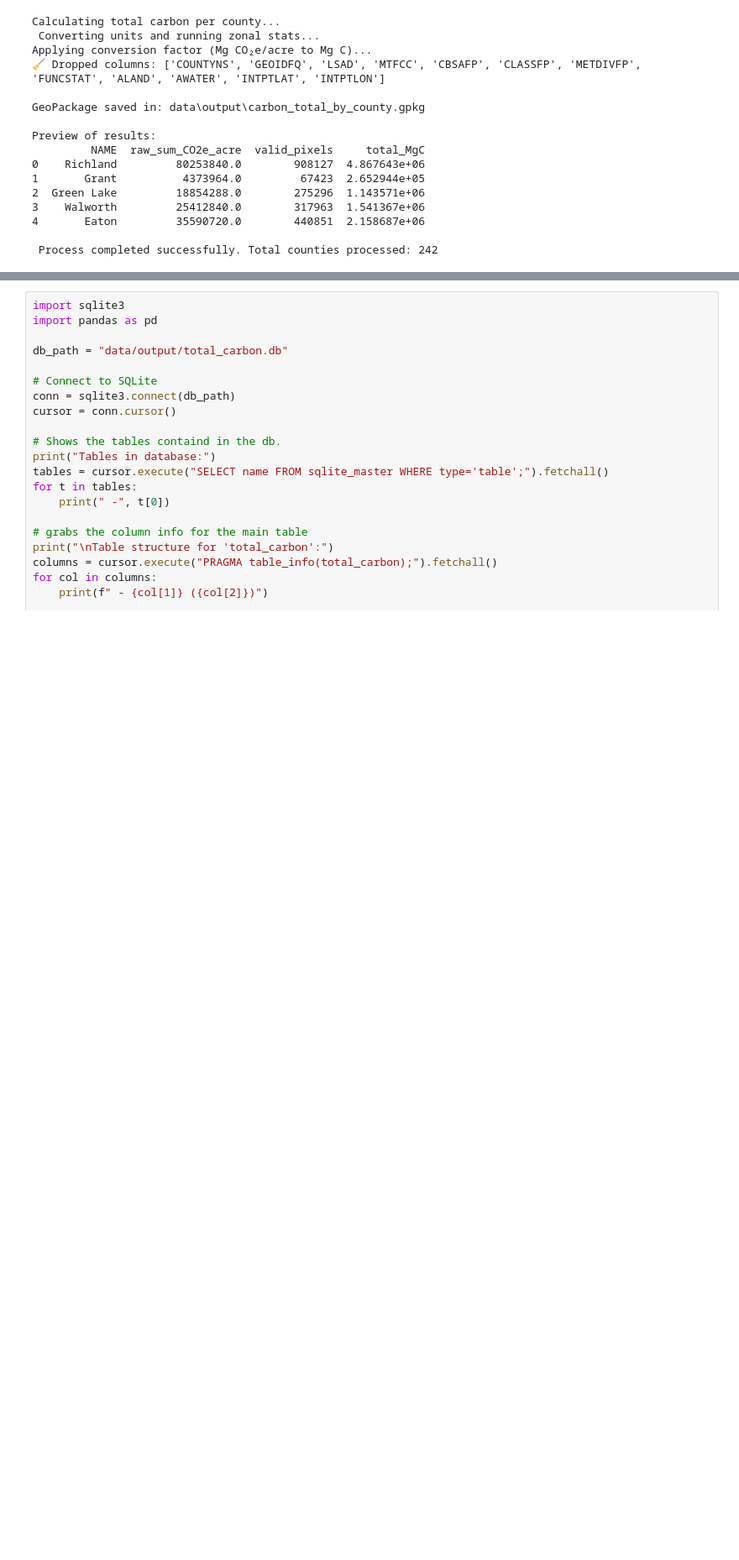
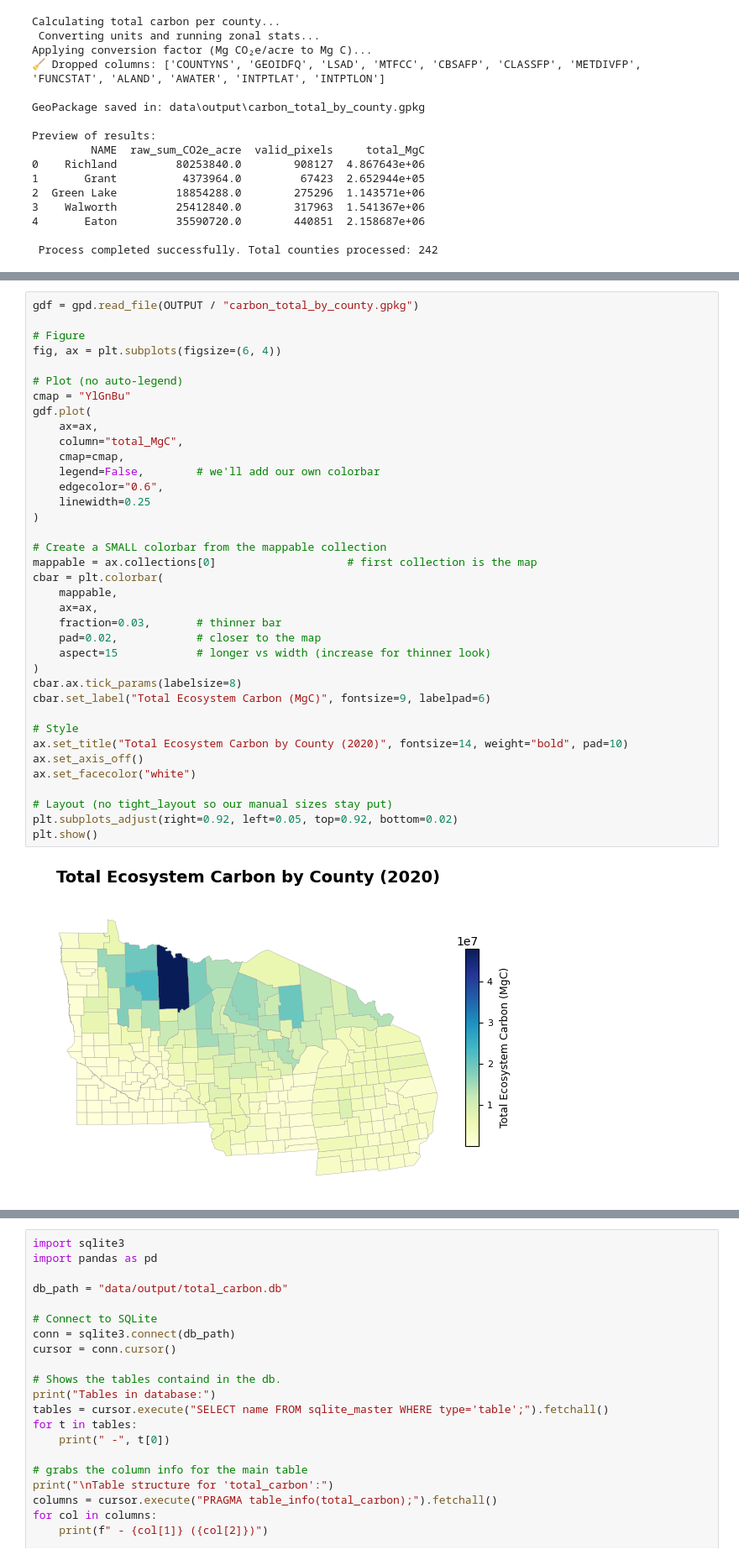
Before and after one commit to bernirazquin/Vizzuality_challenge, a Jupyter notebook: total_carbon_pipeline.ipynb, the cells around one changed output, grey strips where cells are left out. Shown: that part at 84% size. Cells and saved outputs as stored; diff of their text form; blank space fills up the shorter version.

```diff
--- a/total_carbon_pipeline.ipynb
+++ b/total_carbon_pipeline.ipynb
@@ -283,3 +312,42 @@ Preview of results:
+# %%
+gdf = gpd.read_file(OUTPUT / "carbon_total_by_county.gpkg")
+
+# Figure
+fig, ax = plt.subplots(figsize=(6, 4))
+
+# Plot (no auto-legend)
+cmap = "YlGnBu"
+gdf.plot(
+    ax=ax,
+    column="total_MgC",
+    cmap=cmap,
+    legend=False,        # we'll add our own colorbar
+    edgecolor="0.6",
+    linewidth=0.25
+)
+
+# Create a SMALL colorbar from the mappable collection
+mappable = ax.collections[0]                    # first collection is the map
+cbar = plt.colorbar(
+    mappable,
+    ax=ax,
+    fraction=0.03,       # thinner bar
+    pad=0.02,            # closer to the map
+    aspect=15            # longer vs width (increase for thinner look)
+)
+cbar.ax.tick_params(labelsize=8)
+cbar.set_label("Total Ecosystem Carbon (MgC)", fontsize=9, labelpad=6)
+
+# Style
+ax.set_title("Total Ecosystem Carbon by County (2020)", fontsize=14, weight="bold", pad=10)
+ax.set_axis_off()
+ax.set_facecolor("white")
+
+# Layout (no tight_layout so our manual sizes stay put)
+plt.subplots_adjust(right=0.92, left=0.05, top=0.92, bottom=0.02)
+plt.show()
+# %% [output]
+[figure, added]
 # %% [markdown]
 ## Data base
 
```
Also changed, not shown: parts of 8 cells of this notebook.
